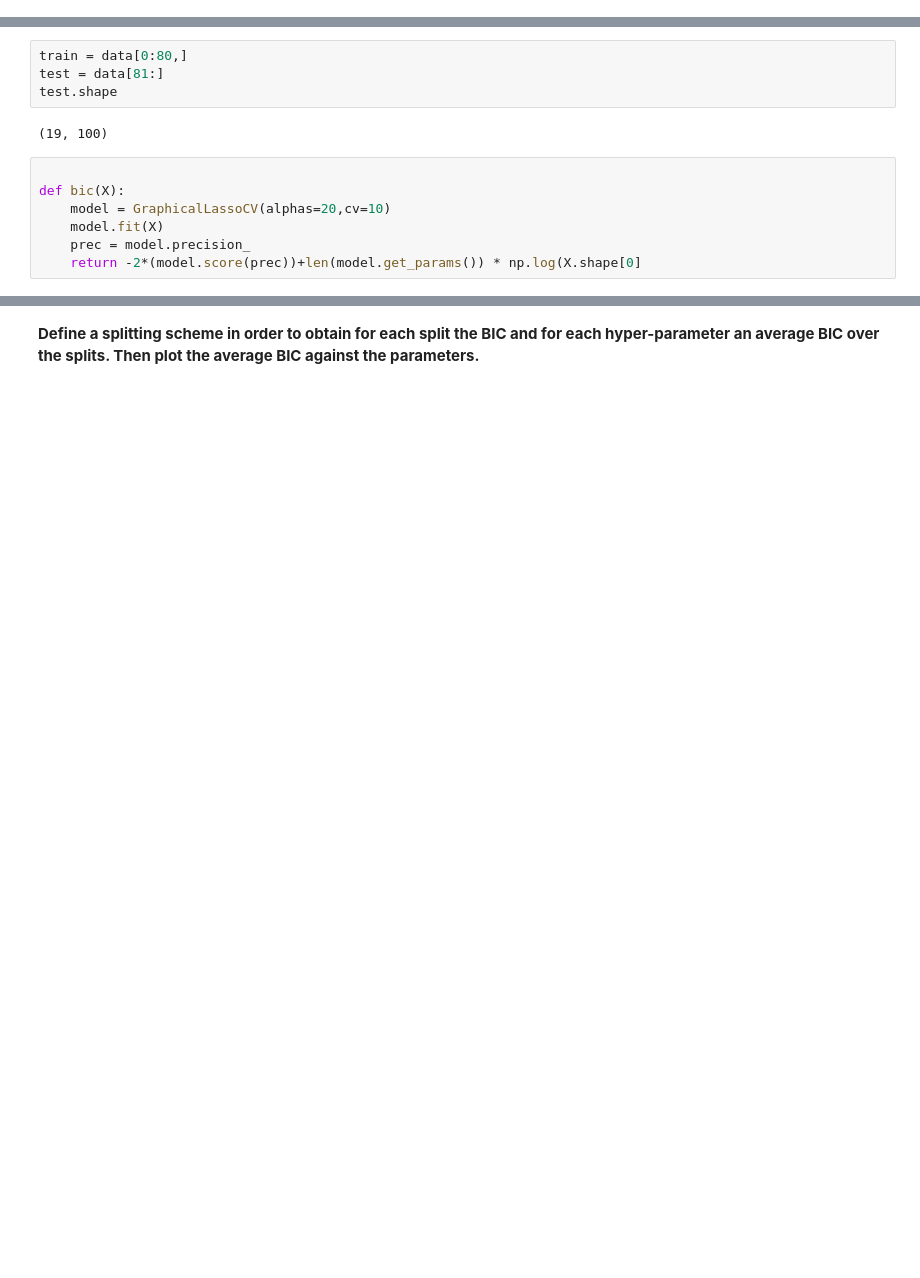
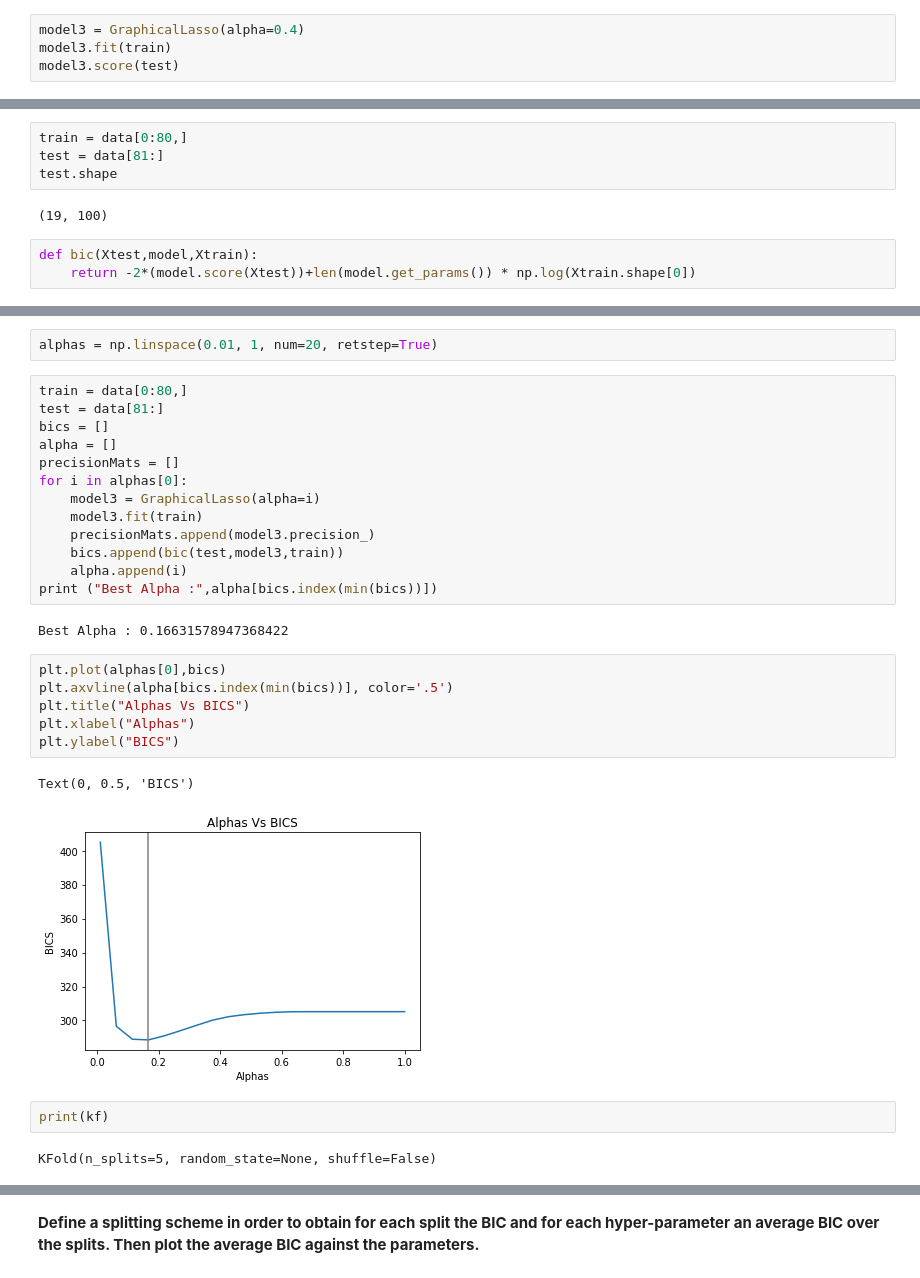
Before and after one commit to mosemb/AdvancedMachineLearning, a Jupyter notebook: Lab8/Lab-GraphLasso/Graphical Lasso Lab.ipynb, the cells around one changed output, grey strips where cells are left out. Drawn from its saved outputs; the diff is of its cells as text; blank space fills up the shorter version.

```diff
--- a/Lab8/Lab-GraphLasso/Graphical Lasso Lab.ipynb
+++ b/Lab8/Lab-GraphLasso/Graphical Lasso Lab.ipynb
@@ -264,0 +265,4 @@ model2.score(data)
+# %%
+model3 = GraphicalLasso(alpha=0.4)
+model3.fit(train)
+model3.score(test)
@@ -269,9 +275,5 @@ test.shape
 # %% [output]
 (19, 100)
 # %%
-
-def bic(X):
-    model = GraphicalLassoCV(alphas=20,cv=10)
-    model.fit(X)
-    prec = model.precision_
-    return -2*(model.score(prec))+len(model.get_params()) * np.log(X.shape[0]
+def bic(Xtest,model,Xtrain):
+    return -2*(model.score(Xtest))+len(model.get_params()) * np.log(Xtrain.shape[0])
@@ -292,0 +294,30 @@ results[1].get_params()
+# %%
+alphas = np.linspace(0.01, 1, num=20, retstep=True)
+# %%
+train = data[0:80,]
+test = data[81:]
+bics = []
+alpha = []
+precisionMats = []
+for i in alphas[0]:
+    model3 = GraphicalLasso(alpha=i)
+    model3.fit(train)
+    precisionMats.append(model3.precision_)
+    bics.append(bic(test,model3,train))
+    alpha.append(i)
+print ("Best Alpha :",alpha[bics.index(min(bics))])
+# %% [output]
+Best Alpha : 0.16631578947368422
+# %%
+plt.plot(alphas[0],bics)
+plt.axvline(alpha[bics.index(min(bics))], color='.5')
+plt.title("Alphas Vs BICS")
+plt.xlabel("Alphas")
+plt.ylabel("BICS")
+# %% [output]
+Text(0, 0.5, 'BICS')
+[figure, added]
+# %%
+print(kf)
+# %% [output]
+KFold(n_splits=5, random_state=None, shuffle=False)
```
Also changed, not shown: parts of 28 cells of this notebook.
